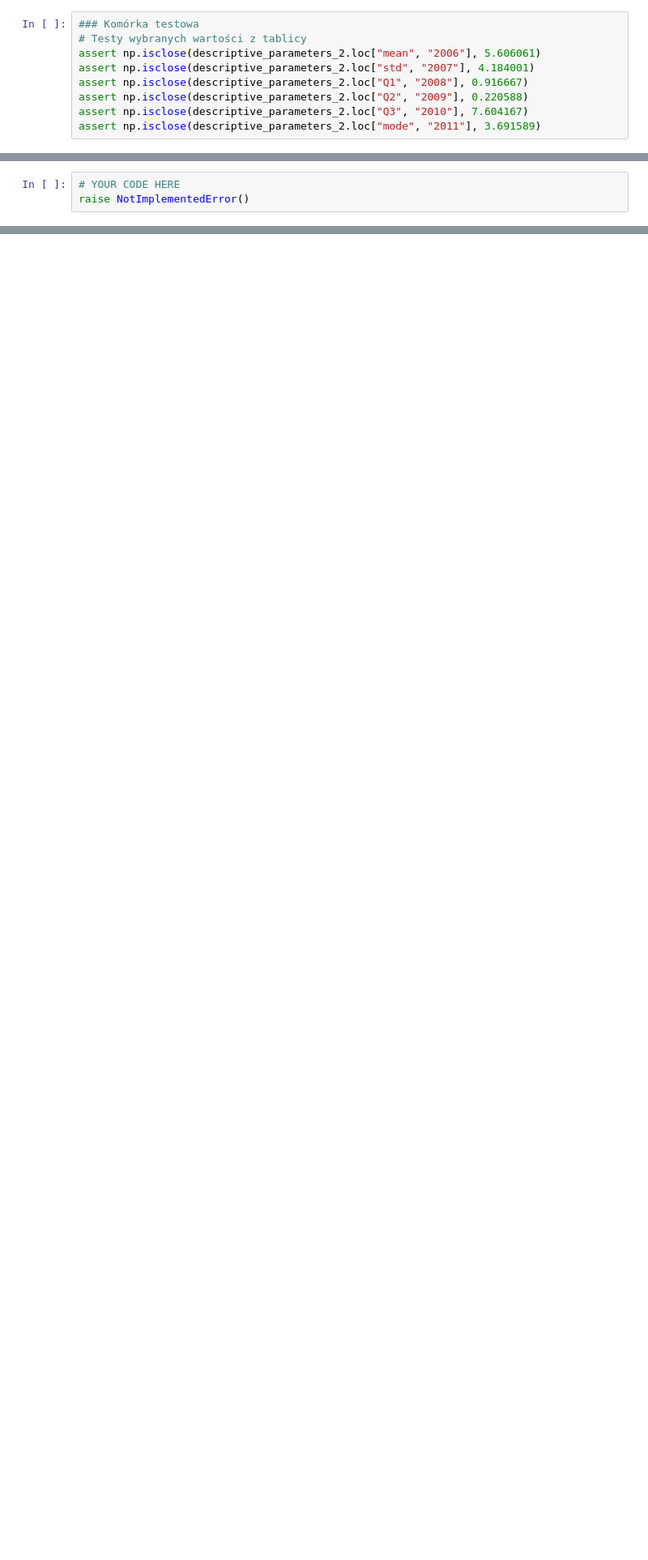
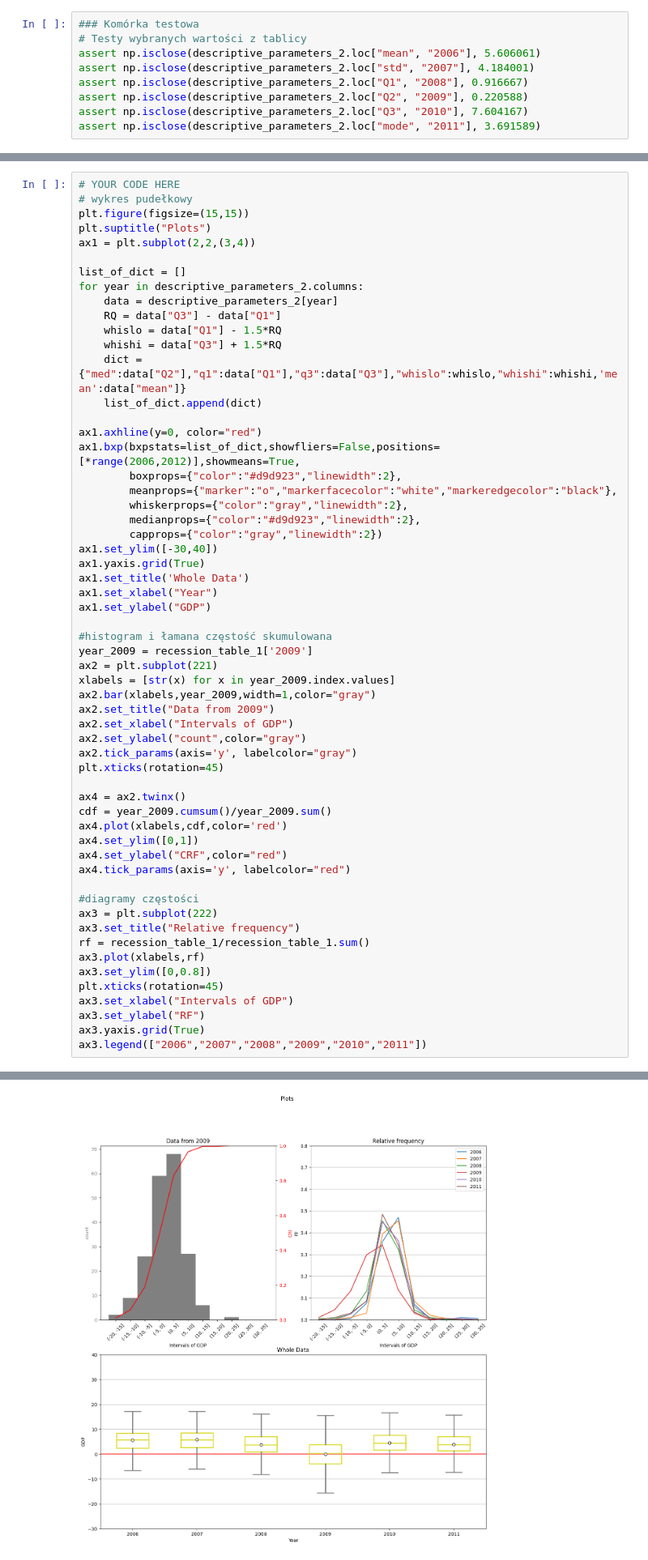
Before and after one commit to kubanskan/AGHCourse-DataAnalysisPython, a Jupyter notebook: Project2-DescriptiveStatisticsPart2/ZZ02_CZ03.ipynb, the cells around one changed output, grey strips where cells are left out. Shown at 81% size. Drawn from its saved outputs; the diff is of its cells as text; blank space fills up the shorter version.

```diff
--- a/Project2-DescriptiveStatisticsPart2/ZZ02_CZ03.ipynb
+++ b/Project2-DescriptiveStatisticsPart2/ZZ02_CZ03.ipynb
@@ -292,4 +292,60 @@ dla wykresu pudełkowego:
 Wykresy pudełkowe powinny zawierać oznaczenia wartości średniej oraz mediany.
 # %%
 # YOUR CODE HERE
-raise NotImplementedError()
+# wykres pudełkowy
+plt.figure(figsize=(15,15))
+plt.suptitle("Plots")
+ax1 = plt.subplot(2,2,(3,4))
+
+list_of_dict = []
+for year in descriptive_parameters_2.columns:
+    data = descriptive_parameters_2[year]
+    RQ = data["Q3"] - data["Q1"]
+    whislo = data["Q1"] - 1.5*RQ
+    whishi = data["Q3"] + 1.5*RQ
+    dict = {"med":data["Q2"],"q1":data["Q1"],"q3":data["Q3"],"whislo":whislo,"whishi":whishi,'mean':data["mean"]}
+    list_of_dict.append(dict)
+
+ax1.axhline(y=0, color="red")
+ax1.bxp(bxpstats=list_of_dict,showfliers=False,positions=[*range(2006,2012)],showmeans=True,
+        boxprops={"color":"#d9d923","linewidth":2},
+        meanprops={"marker":"o","markerfacecolor":"white","markeredgecolor":"black"},
+        whiskerprops={"color":"gray","linewidth":2},
+        medianprops={"color":"#d9d923","linewidth":2},
+        capprops={"color":"gray","linewidth":2})
+ax1.set_ylim([-30,40])
+ax1.yaxis.grid(True)
+ax1.set_title('Whole Data')
+ax1.set_xlabel("Year")
+ax1.set_ylabel("GDP")
+
+#histogram i łamana częstość skumulowana
+year_2009 = recession_table_1['2009']
+ax2 = plt.subplot(221)
+xlabels = [str(x) for x in year_2009.index.values]
+ax2.bar(xlabels,year_2009,width=1,color="gray")
+ax2.set_title("Data from 2009")
+ax2.set_xlabel("Intervals of GDP")
+ax2.set_ylabel("count",color="gray")
+ax2.tick_params(axis='y', labelcolor="gray")
+plt.xticks(rotation=45)
+
+ax4 = ax2.twinx()
+cdf = year_2009.cumsum()/year_2009.sum()
+ax4.plot(xlabels,cdf,color='red')
+ax4.set_ylim([0,1])
+ax4.set_ylabel("CRF",color="red")
+ax4.tick_params(axis='y', labelcolor="red")
+
+#diagramy częstości
+ax3 = plt.subplot(222)
+ax3.set_title("Relative frequency")
+rf = recession_table_1/recession_table_1.sum()
+ax3.plot(xlabels,rf)
+ax3.set_ylim([0,0.8])
+plt.xticks(rotation=45)
+ax3.set_xlabel("Intervals of GDP")
+ax3.set_ylabel("RF")
+ax3.yaxis.grid(True)
+ax3.legend(["2006","2007","2008","2009","2010","2011"])
+# %% [output]
@@ -295,0 +353 @@ raise NotImplementedError()
+[figure, added]
```
Also changed, not shown: parts of 1 cell of this notebook.
